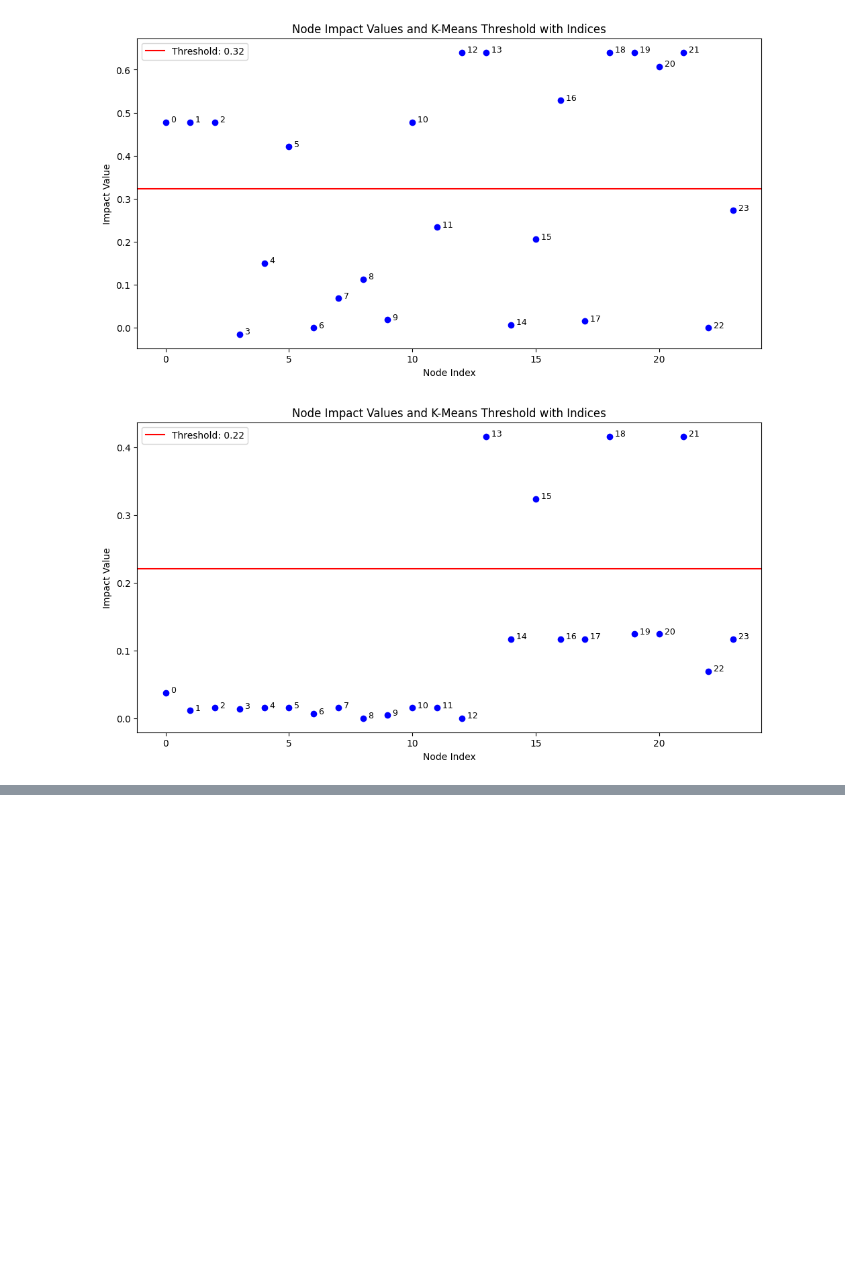
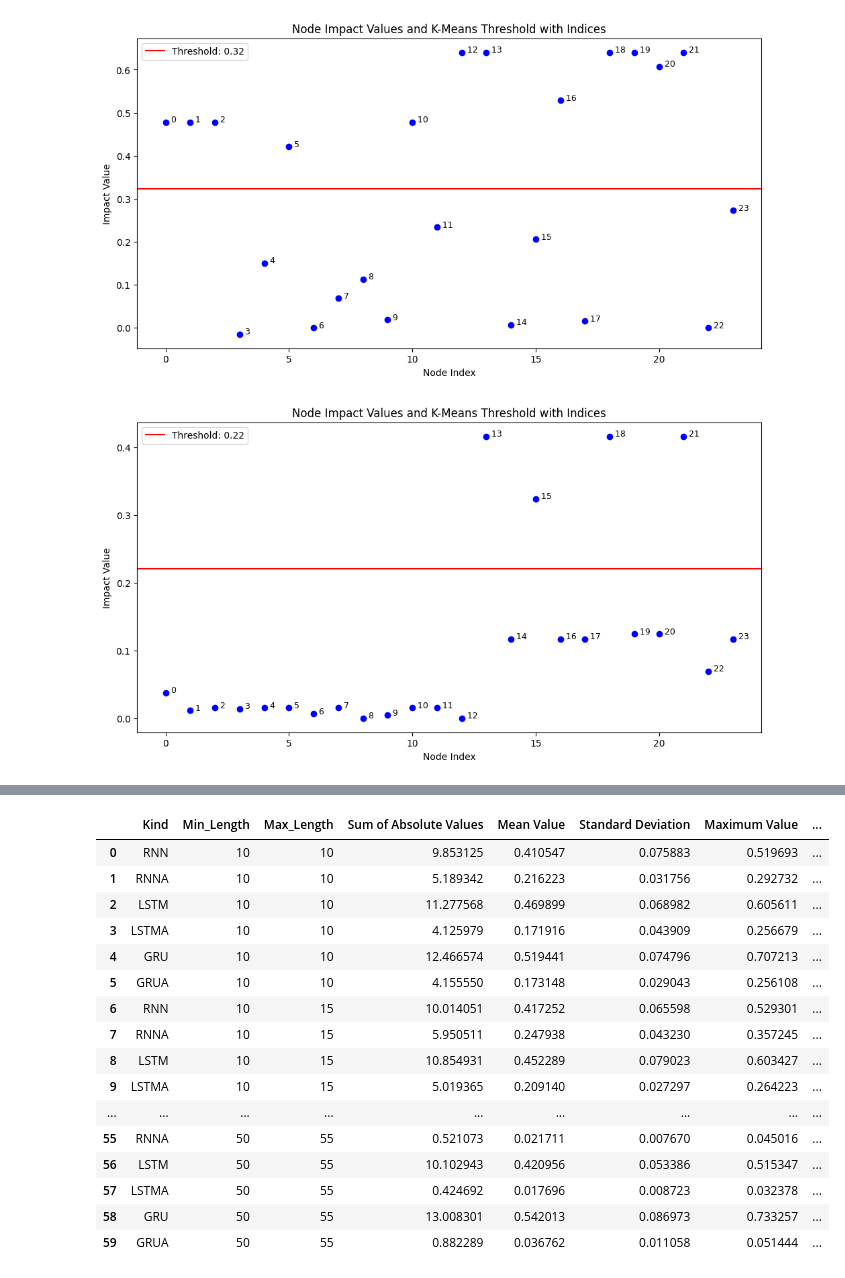
Before and after one commit to Ahmadar91/Master-sThesis, a Jupyter notebook: Attention.ipynb, the cells around one changed output, grey strips where cells are left out. Saved outputs shown, nothing was run; the diff lists cells and outputs as text; code cells hidden in the pictures; blank space fills up the shorter version.

```diff
--- a/Attention.ipynb
+++ b/Attention.ipynb
@@ -2250,0 +2278,86 @@ df
+# %%
+# Constants
+kinds = ["RNN", "RNNA", "LSTM", "LSTMA", "GRU", "GRUA"]  # Assuming you have these types
+min_lengths = [10, 10, 20, 20, 30, 30, 40, 40, 50, 50]
+max_lengths = [10, 15, 20, 25, 30, 35, 40, 45, 50, 55]
+num_reps = 31  # Number of repetitions for matrix generation
+
+# Placeholder for the results
+results = []
+
+# Gathering data
+for min_len, max_len in zip(min_lengths, max_lengths):
+    for kind in kinds:
+        # Initialize an array to store matrices
+        matrices = []
+        for rep in range(num_reps):
+            filename = f"./dataModel/model_{kind}_min_{min_len}_max_{max_len}_rep_{rep}.model"
+            try:
+                # Load the model
+                model = torch.load(filename)
+
+
+                s, t = generateTrainData(100, [min_len, min_len])
+                S, H = shrinkingDecompositionInformation(model, 12, s, t.transpose(), numbers=[0, 1], whichTS=min_len - 1, dsLength=min_len)
+                M = removalIntoMatrix(S, 12, H)
+                matrices.append(M)
+            except FileNotFoundError:
+                print(f"File not found: {filename}")
+                continue
+        # Compute the average matrix
+        avg_M = np.mean(matrices, axis=0)
+
+        # Calculate metrics based on the average matrix
+        sum_abs = np.sum(np.abs(avg_M))
+        mean = np.mean(avg_M)
+        std = np.std(avg_M)
+        entropy_s = shannon_entropy(avg_M)
+        max_val = np.max(avg_M)
+        min_val = np.min(avg_M)
+        threshold, count_exceeding = kmeans_thresholding(avg_M)
+        binarized_matrix = np.where(avg_M.flatten() >= threshold, 1, 0).reshape(avg_M.shape)
+        count_11, count_00, count_mixed = calculate_counts(binarized_matrix)
+        ratio_11_00_mixed = count_11 / (count_mixed + count_00) if (count_mixed + count_00) != 0 else 0
+        ratio_11_mixed = count_11 / count_mixed if count_mixed != 0 else 0
+
+        metrics = {
+            "Kind": kind,
+            "Min_Length": min_len,
+            "Max_Length": max_len,
+            "Sum of Absolute Values": sum_abs,
+            "Mean Value": mean,
+            "Standard Deviation": std,
+            "Maximum Value": max_val,
+            "Minimum Value": min_val,
+            "Shannon Entropy": entropy_s,
+            "Kmeans Threshold": threshold,
+            "Kmeans Nodes Exceeding": count_exceeding,
+            "Overlap with zeroes": ratio_11_00_mixed,
+            "Overlap no zeroes": ratio_11_mixed
+        }
+
+        # Append this dictionary to the results list
+        results.append(metrics)
+
+
+# Create a DataFrame from the results list
+df1 = pd.DataFrame(results)
+df1
+# %% [output]
+|  | Kind | Min_Length | Max_Length | Sum of Absolute Values | Mean Value | Standard Deviation | Maximum Value | ... |
+| 0 | RNN | 10 | 10 | 9.853125 | 0.410547 | 0.075883 | 0.519693 | ... |
+| 1 | RNNA | 10 | 10 | 5.189342 | 0.216223 | 0.031756 | 0.292732 | ... |
+| 2 | LSTM | 10 | 10 | 11.277568 | 0.469899 | 0.068982 | 0.605611 | ... |
+| 3 | LSTMA | 10 | 10 | 4.125979 | 0.171916 | 0.043909 | 0.256679 | ... |
+| 4 | GRU | 10 | 10 | 12.466574 | 0.519441 | 0.074796 | 0.707213 | ... |
+| 5 | GRUA | 10 | 10 | 4.155550 | 0.173148 | 0.029043 | 0.256108 | ... |
+| 6 | RNN | 10 | 15 | 10.014051 | 0.417252 | 0.065598 | 0.529301 | ... |
+| 7 | RNNA | 10 | 15 | 5.950511 | 0.247938 | 0.043230 | 0.357245 | ... |
+| 8 | LSTM | 10 | 15 | 10.854931 | 0.452289 | 0.079023 | 0.603427 | ... |
+| 9 | LSTMA | 10 | 15 | 5.019365 | 0.209140 | 0.027297 | 0.264223 | ... |
+| ... | ... | ... | ... | ... | ... | ... | ... | ... |
+| 55 | RNNA | 50 | 55 | 0.521073 | 0.021711 | 0.007670 | 0.045016 | ... |
+| 56 | LSTM | 50 | 55 | 10.102943 | 0.420956 | 0.053386 | 0.515347 | ... |
+| 57 | LSTMA | 50 | 55 | 0.424692 | 0.017696 | 0.008723 | 0.032378 | ... |
+| 58 | GRU | 50 | 55 | 13.008301 | 0.542013 | 0.086973 | 0.733257 | ... |
+| 59 | GRUA | 50 | 55 | 0.882289 | 0.036762 | 0.011058 | 0.051444 | ... |
```
Also changed, not shown: parts of 6 cells of this notebook, 3 other files.
